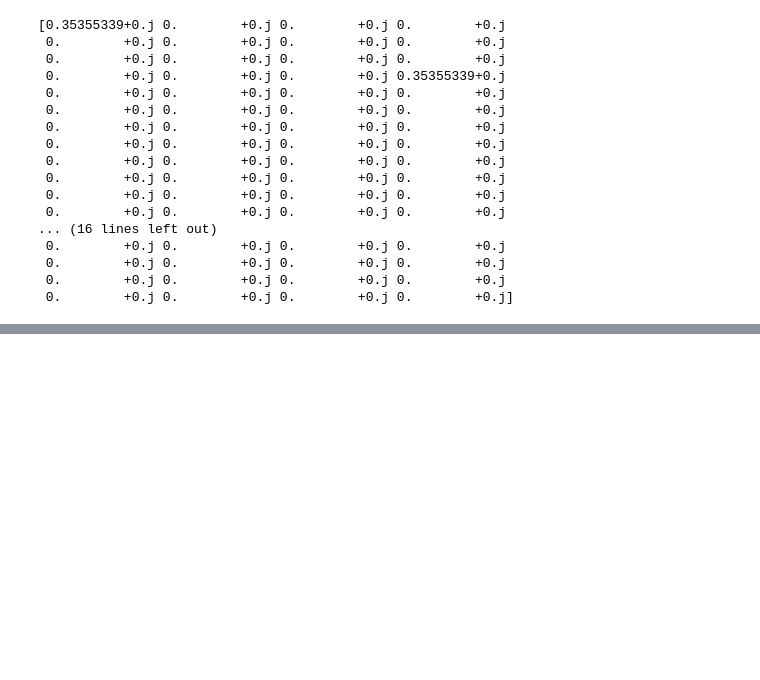
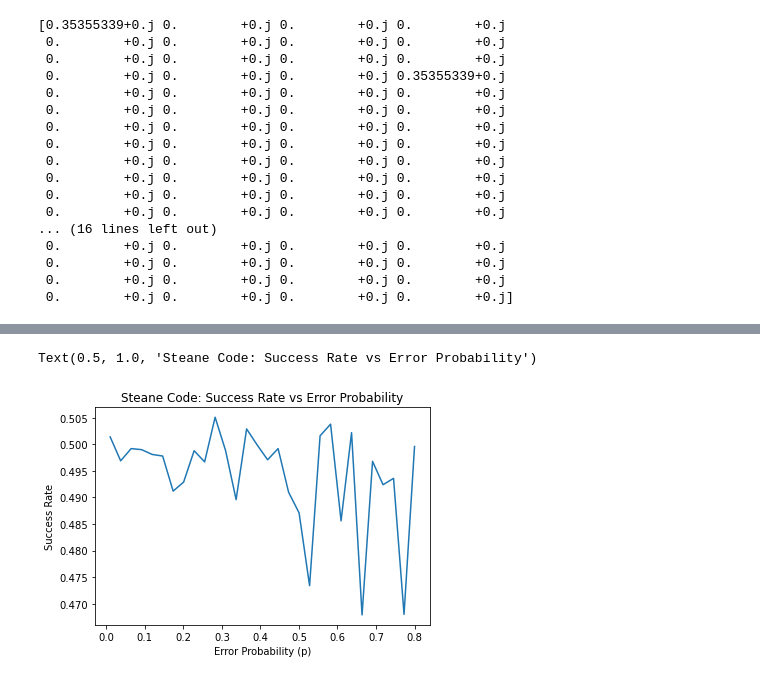
Before and after one commit to kh-w/QEC_Steanes_code, a Jupyter notebook: QEC_Steanes_Code.ipynb, the cells around one changed output, grey strips where cells are left out. Drawn from its saved outputs; the diff is of its cells as text; code cells hidden in the pictures; blank space fills up the shorter version.

```diff
--- a/QEC_Steanes_Code.ipynb
+++ b/QEC_Steanes_Code.ipynb
@@ -411,0 +581,15 @@ plt.show()
+# %%
+p_values = np.linspace(0.01, 0.80, 30)
+
+success_rate = []
+
+for p in p_values:
+    success_rate.append(QEC_success_rate(p))
+
+plt.plot(p_values, success_rate)
+plt.xlabel("Error Probability (p)")
+plt.ylabel("Success Rate")
+plt.title("Steane Code: Success Rate vs Error Probability")
+# %% [output]
+Text(0.5, 1.0, 'Steane Code: Success Rate vs Error Probability')
+[figure, added]
```
Also changed, not shown: parts of 5 cells of this notebook.
